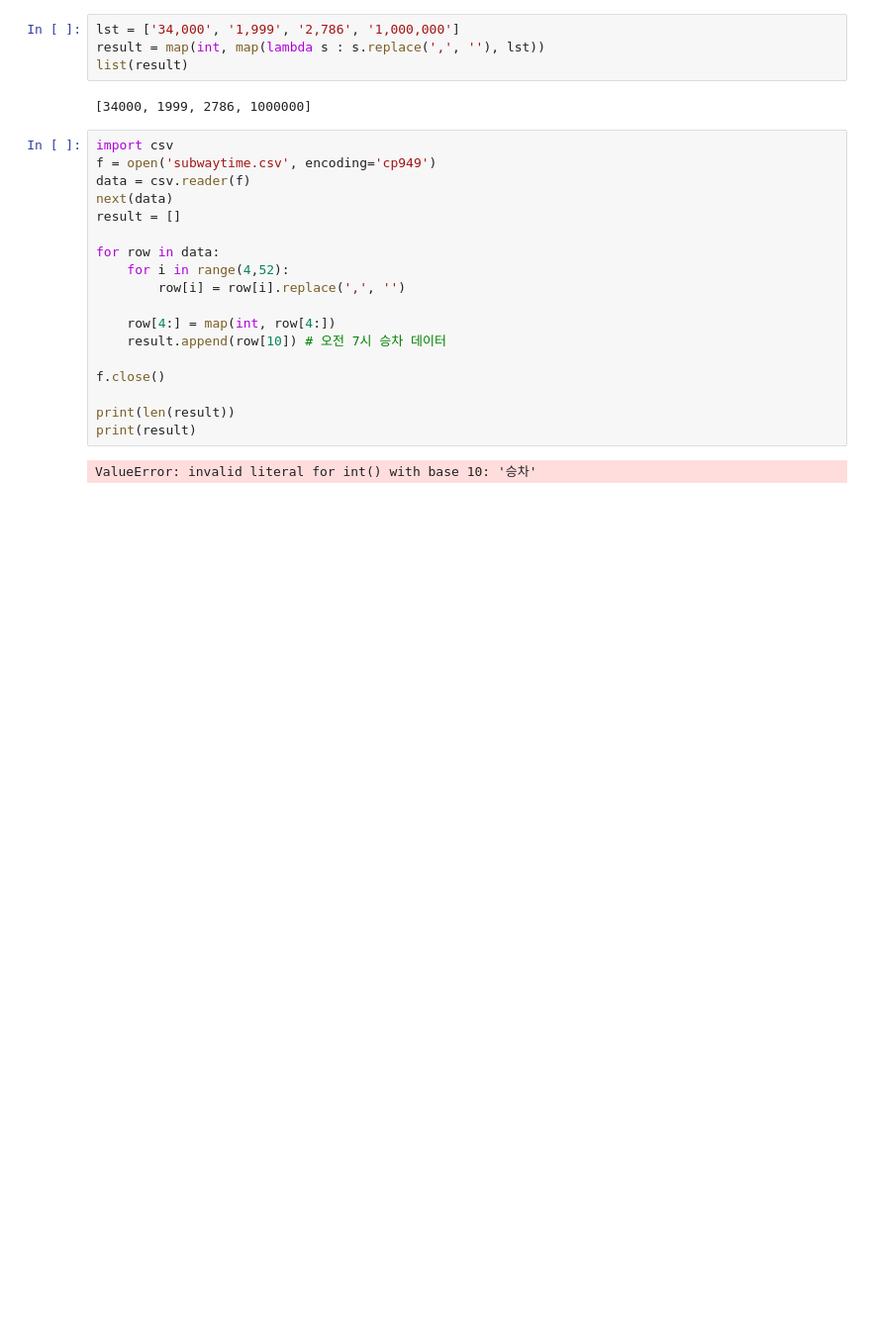
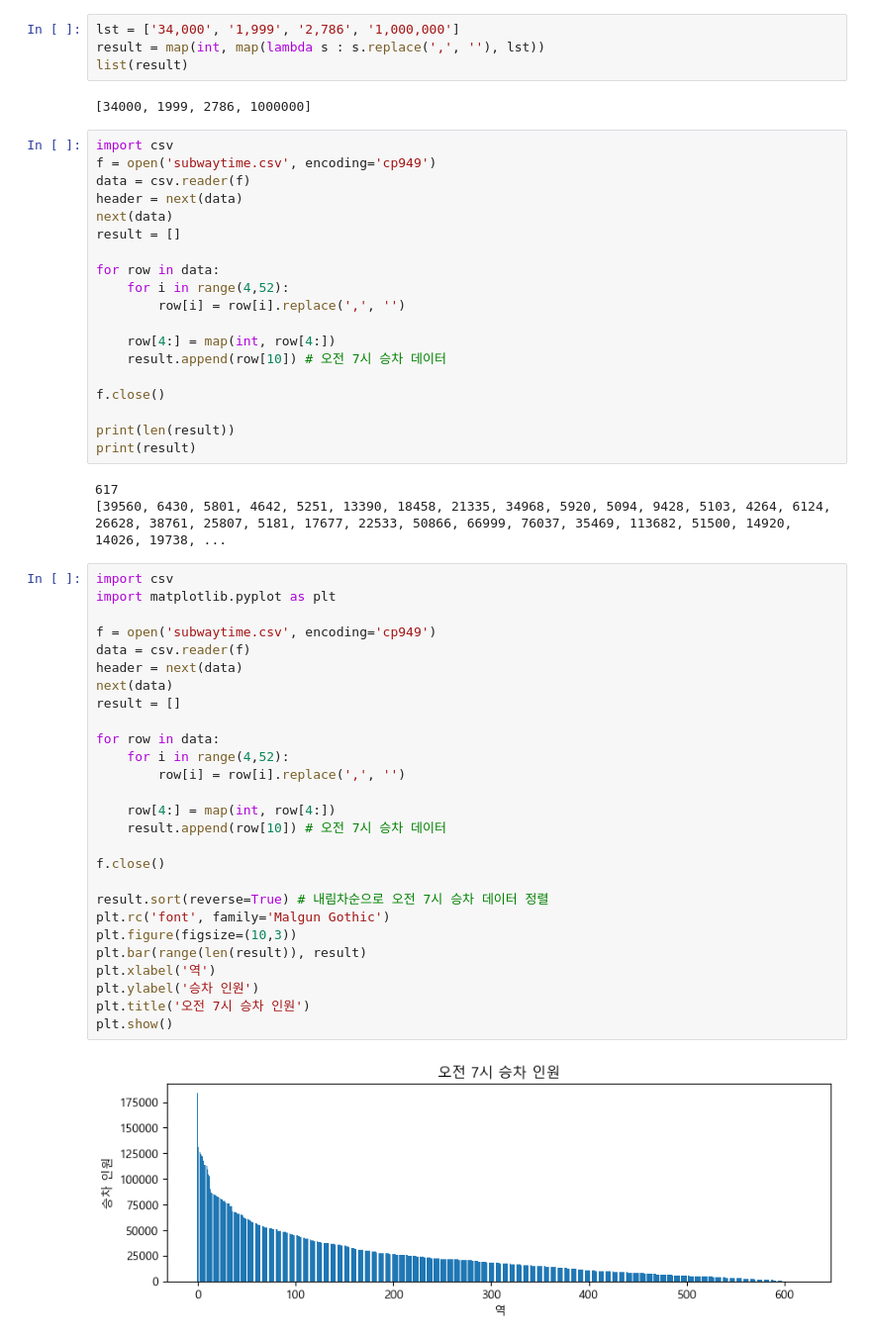
Before and after one commit to parksuejin1026/2025-Data-Analytics, a Jupyter notebook: 10Weeks/Lecture21.ipynb, the cells around one changed output. Shown at 99% size. Drawn from its saved outputs; the diff is of its cells as text; blank space fills up the shorter version.

```diff
--- a/10Weeks/Lecture21.ipynb
+++ b/10Weeks/Lecture21.ipynb
@@ -51,6 +51,7 @@ list(result)
 import csv
 f = open('subwaytime.csv', encoding='cp949')
 data = csv.reader(f)
+header = next(data)
 next(data)
 result = []
 
@@ -66,4 +67,34 @@ f.close()
 print(len(result))
 print(result)
 # %% [output]
-ValueError: invalid literal for int() with base 10: '승차'
+617
+[39560, 6430, 5801, 4642, 5251, 13390, 18458, 21335, 34968, 5920, 5094, 9428, 5103, 4264, 6124, 26628, 38761, 25807, 5181, 17677, 22533, 50866, 66999, 76037, 35469, 113682, 51500, 14920, 14026, 19738, ...
+# %%
+import csv
+import matplotlib.pyplot as plt
+
+f = open('subwaytime.csv', encoding='cp949')
+data = csv.reader(f)
+header = next(data)
+next(data)
+result = []
+
+for row in data:
+    for i in range(4,52):
+        row[i] = row[i].replace(',', '')
+
+    row[4:] = map(int, row[4:])
+    result.append(row[10]) # 오전 7시 승차 데이터
+
+f.close()
+
+result.sort(reverse=True) # 내림차순으로 오전 7시 승차 데이터 정렬
+plt.rc('font', family='Malgun Gothic')
+plt.figure(figsize=(10,3))
+plt.bar(range(len(result)), result)
+plt.xlabel('역')
+plt.ylabel('승차 인원')
+plt.title('오전 7시 승차 인원')
+plt.show()
+# %% [output]
+[figure, added]
```
Also changed, not shown: parts of 2 cells of this notebook, 1 other file.
